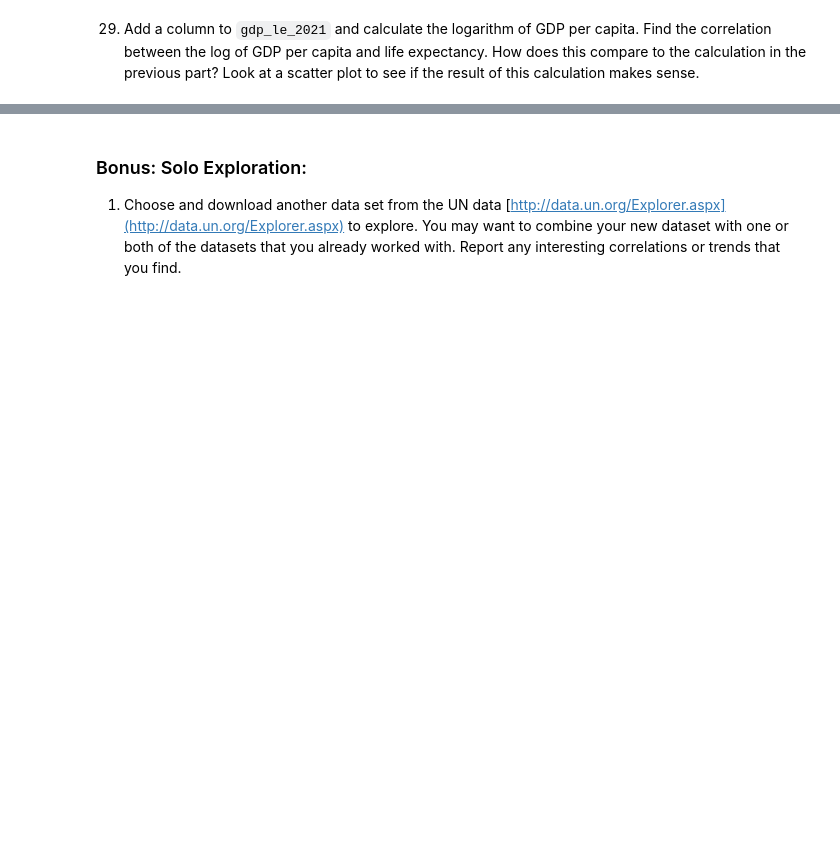
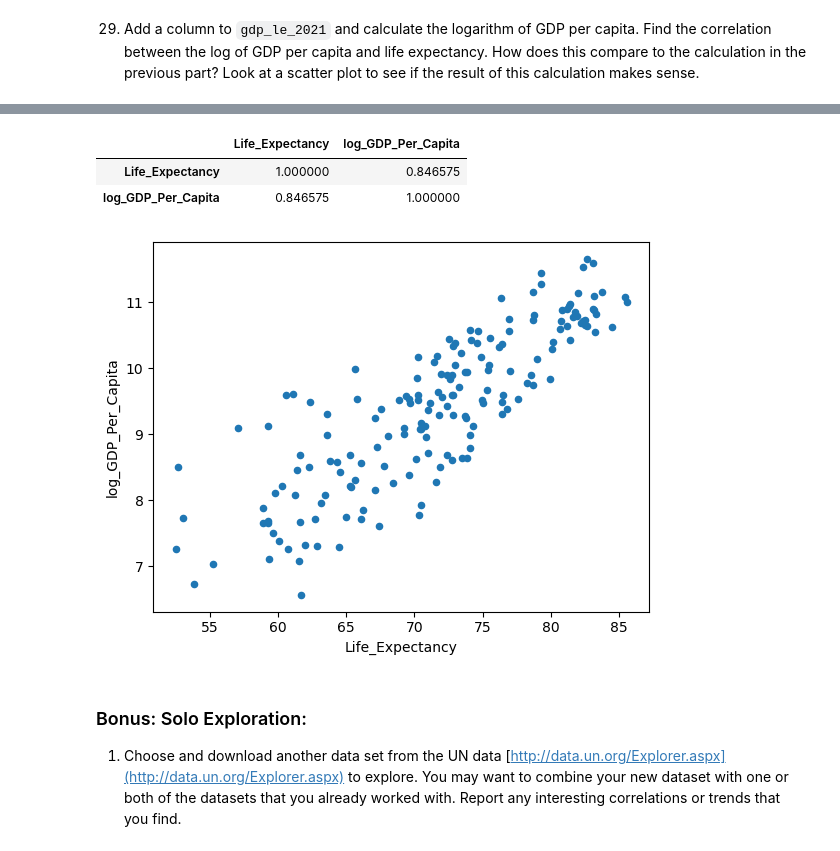
Before and after one commit to nss-data-science-cohort-8/un-exploration-vickitaylor, a Jupyter notebook: notebooks/un_data_exploration.ipynb, the cells around one changed output, grey strips where cells are left out. Cells and saved outputs as stored; diff of their text form; code cells hidden in the pictures; blank space fills up the shorter version.

```diff
--- a/notebooks/un_data_exploration.ipynb
+++ b/notebooks/un_data_exploration.ipynb
@@ -774,0 +780,5 @@ gdp_le_2021[['Life_Expectancy', 'GDP_Per_Capita']].corr()
+# %%
+gdp_le_2021 = pd.DataFrame(gdp_le_2021)
+# gdp_le_2021.reset_index()
+# %%
+gdp_le_2021['log_GDP_Per_Capita'] = np.log(gdp_le_2021['GDP_Per_Capita'])
@@ -775,3 +794,18 @@ gdp_le_2021[['Life_Expectancy', 'GDP_Per_Capita']].corr()
+# %%
+gdp_le_2021[['Life_Expectancy', 'log_GDP_Per_Capita']].corr()
+# %% [output]
+|  | Life_Expectancy | log_GDP_Per_Capita |
+| Life_Expectancy | 1.000000 | 0.846575 |
+| log_GDP_Per_Capita | 0.846575 | 1.000000 |
+# %%
+gdp_le_2021.plot(
+    kind = 'scatter',
+    x = 'Life_Expectancy',
+    y = 'log_GDP_Per_Capita'
+)
+plt.show()
+# %% [output]
+[figure, added]
 # %% [markdown]
 ### Bonus: Solo Exploration:
 1. Choose and download another data set from the UN data [http://data.un.org/Explorer.aspx](http://data.un.org/Explorer.aspx) to explore. You may want to combine your new dataset with one or both of the datasets that you already worked with. Report any interesting correlations or trends that you find.
```
Also changed, not shown: parts of 3 cells of this notebook.
